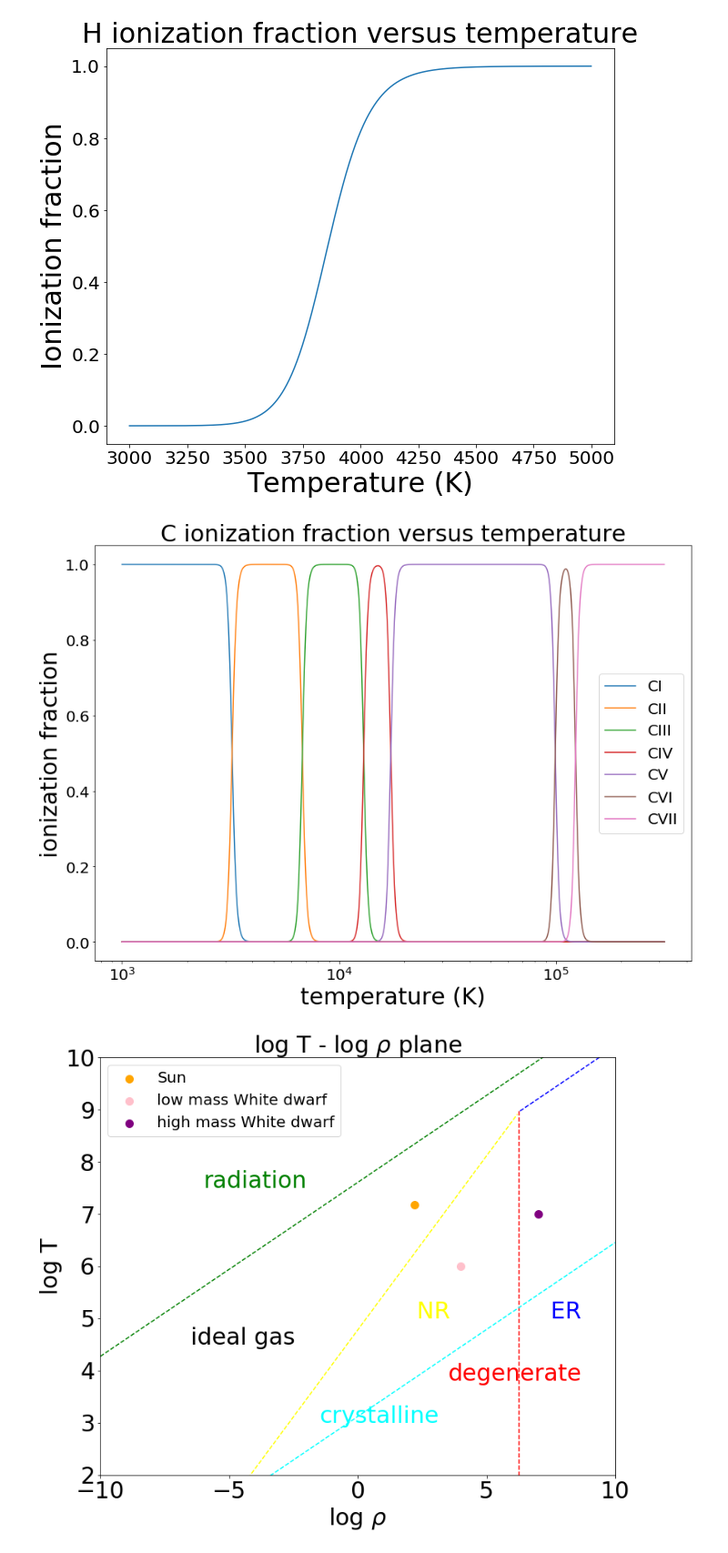
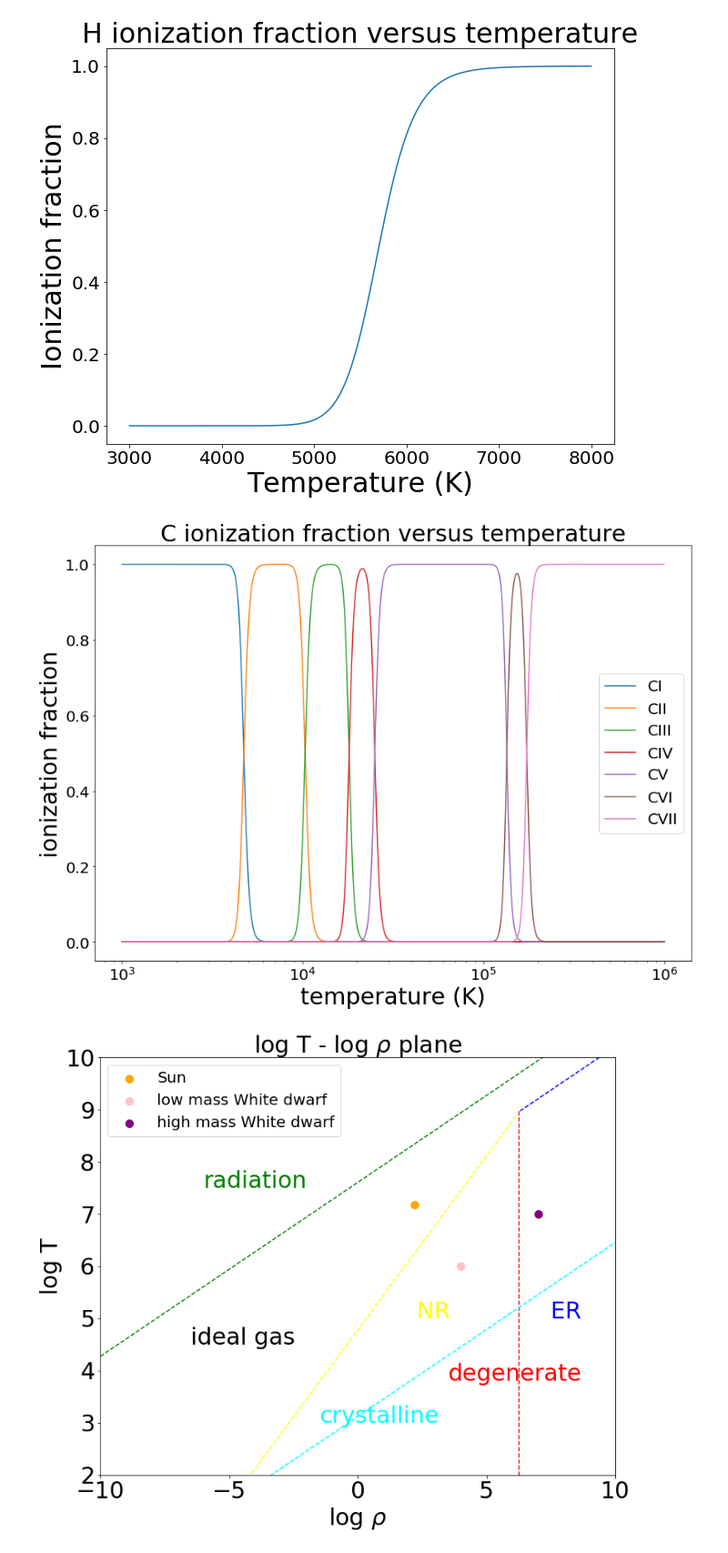
Before and after one commit to panzhiwei1997/Greg_HW2, a Jupyter notebook: HW3/HW3_panzhiwei.ipynb, the cells around one changed output. Shown at 91% size. Saved outputs shown, nothing was run; the diff lists cells and outputs as text; code cells hidden in the pictures.

```diff
--- a/HW3/HW3_panzhiwei.ipynb
+++ b/HW3/HW3_panzhiwei.ipynb
@@ -1,20 +1,20 @@
 # %%
 import numpy as np
+from astropy.io import fits
 import matplotlib.pyplot as plt
 import astropy.constants as c
 import astropy.units as u
 
 font1=30
 font2=20
-ne=1*1e9 ## HII region tipical density
-u1=1
-u0=2
-chi={'H':[13.6*u.eV],'C':[1086.5,2352.6,4620.5,6222.7,37831,47277]*u.kJ/c.N_A/u.mole}
+ne=1*1e15 ## typical coronae region tipical density
+chi={'H':[13.598*u.eV],'C':[1086.5,2352.6,4620.5,6222.7,37831,47277]*u.kJ/c.N_A/u.mole}
+U_C=[9,6,1,2,1,2,1]
 # get the ratio: N_(l+1)/N_l
-def getK(T,element_str='H',level=0):
+def getK(T,element_str='H',level=0,u0=2,u1=1):
     return np.array(2*u1/u0/ne*(2 * np.pi * c.m_e * c.k_B * T / c.h**2)**1.5* np.exp(-chi[element_str][level] / (c.k_B * T)))
 
-T = np.arange(3000,5000,1)*u.K
+T = np.arange(3000,8000,1)*u.K
 K_T=getK(T,'H',0)
 
 X=K_T/(1+K_T)
@@ -28,33 +28,33 @@ plt.tick_params(labelsize=font2)
 plt.savefig('H_ionization.png',format='png')
 plt.show()
 # %% [output]
-[figure, old version]
+[figure, new version]
 # %%
-T = np.logspace(3,5.5,1000)*u.K
+T = np.logspace(3,6,1000)*u.K
 label_C=['CI','CII','CIII','CIV','CV','CVI','CVII']
 K_T=[1]
 K_all=1
 for each in range(6):
-    result=getK(T,'C',each)*K_T[each]
+    result=getK(T,'C',each,u0=U_C[each],u1=U_C[each+1])*K_T[each]
     K_T.append(result)
     K_all=K_all+result
 X_T=[1/K_all]
 for each in range(6):
     X_T.append(K_T[each+1]/K_all)
 
 
 plt.figure(figsize=(14,10))
 for each in range(0,7):
     plt.semilogx(T,X_T[each],label=label_C[each])
 plt.title('C ionization fraction versus temperature',fontsize=font1)
 plt.xlabel('temperature (K)',fontsize=font1)
 plt.ylabel('ionization fraction',fontsize=font1)
 plt.tick_params(labelsize=font2)
 plt.legend(fontsize=font2)
 plt.savefig('C_ionization.png',format='png')
 plt.show()
 # %% [output]
-[figure, old version]
+[figure, new version]
 # %%
 KNR=1.0036e13
 KER=1.2435e15
```
Also changed, not shown: parts of 10 cells of this notebook.
